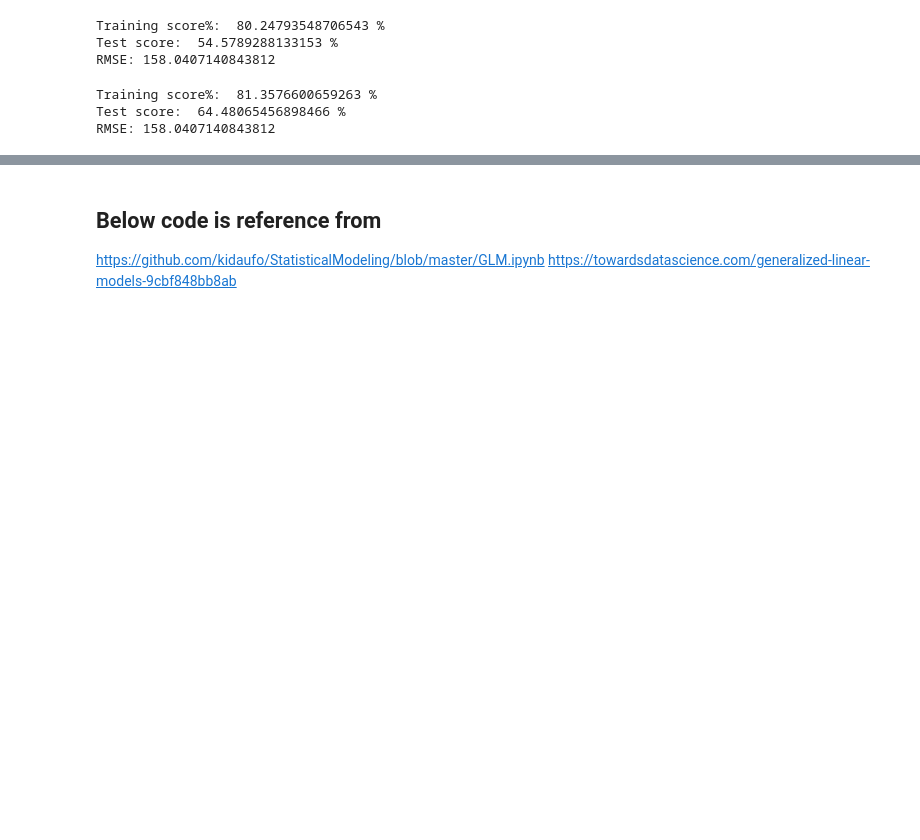
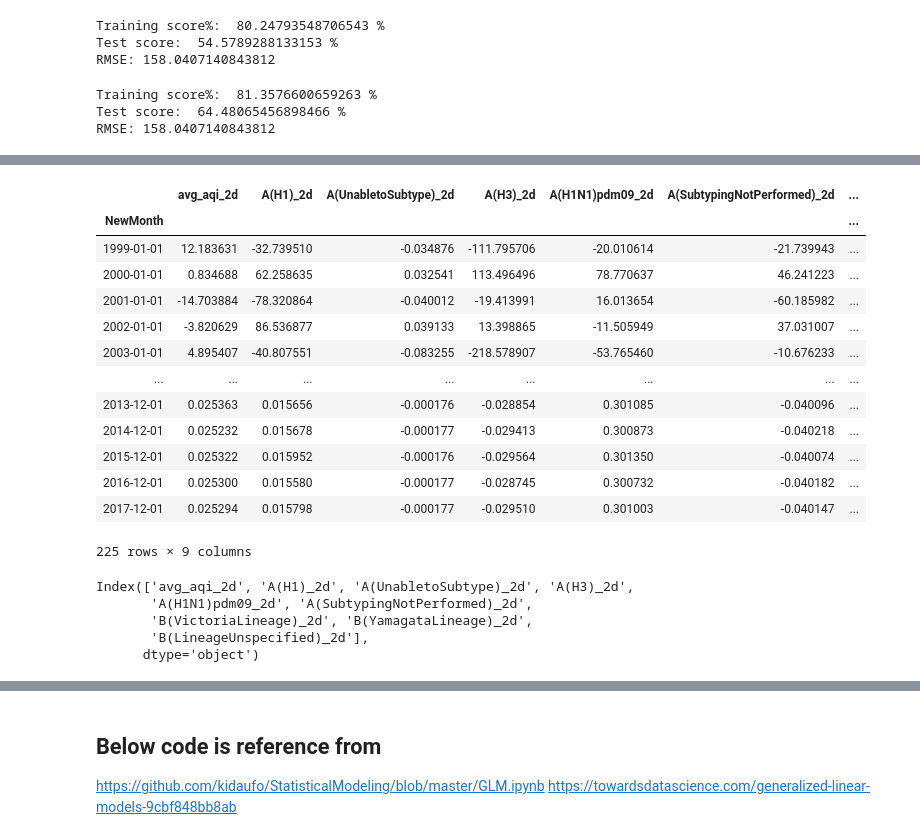
Before and after one commit to s-c-soma/cmpe255_CA_RespiratoryDiseaseVS.Airquality_Prediction-Association, a Jupyter notebook: notebooks/AQ_3-Influenza_Correlation-LinearModeling.ipynb, the cells around one changed output, grey strips where cells are left out. Cells and saved outputs as stored; diff of their text form; code cells hidden in the pictures; blank space fills up the shorter version.

```diff
--- a/notebooks/AQ_3-Influenza_Correlation-LinearModeling.ipynb
+++ b/notebooks/AQ_3-Influenza_Correlation-LinearModeling.ipynb
@@ -574,0 +794,3 @@ RMSE: 158.0407140843812
+# %%
+# Second Differencing
+df_differenced = df_differenced.diff().dropna()
@@ -574,0 +820,9 @@ RMSE: 158.0407140843812
+# %%
+model = VAR(df_differenced)
+for i in [1,2,3,4,5,6,7,8,9]:
+    result = model.fit(i)
+    print('Lag Order =', i)
+    print('AIC : ', result.aic)
+    print('BIC : ', result.bic)
+    print('FPE : ', result.fpe)
+    print('HQIC: ', result.hqic, '\n')
@@ -574,0 +847,5 @@ RMSE: 158.0407140843812
+# %%
+#train the var model of selected order
+
+model_fitted = model.fit(7)
+model_fitted.summary()
@@ -574,0 +890,10 @@ RMSE: 158.0407140843812
+# %%
+#forcast VAR using stat model
+
+# Get the lag order
+lag_order = model_fitted.k_ar
+print(lag_order)  #> 4
+
+# Input data for forecasting
+forecast_input = df_differenced.values[-lag_order:]
+forecast_input
@@ -574,0 +929,23 @@ RMSE: 158.0407140843812
+# %%
+#forcast
+
+# Forecast
+nobs=225
+fc = model_fitted.forecast(y=forecast_input, steps=nobs)
+df_forecast = pd.DataFrame(fc, index=merged_var.index[-nobs:], columns=merged_var.columns + '_2d')
+df_forecast
+# %% [output]
+|  | avg_aqi_2d | A(H1)_2d | A(UnabletoSubtype)_2d | A(H3)_2d | A(H1N1)pdm09_2d | A(SubtypingNotPerformed)_2d | ... |
+| NewMonth |  |  |  |  |  |  | ... |
+| 1999-01-01 | 12.183631 | -32.739510 | -0.034876 | -111.795706 | -20.010614 | -21.739943 | ... |
+| 2000-01-01 | 0.834688 | 62.258635 | 0.032541 | 113.496496 | 78.770637 | 46.241223 | ... |
+| 2001-01-01 | -14.703884 | -78.320864 | -0.040012 | -19.413991 | 16.013654 | -60.185982 | ... |
+| 2002-01-01 | -3.820629 | 86.536877 | 0.039133 | 13.398865 | -11.505949 | 37.031007 | ... |
+| 2003-01-01 | 4.895407 | -40.807551 | -0.083255 | -218.578907 | -53.765460 | -10.676233 | ... |
+| ... | ... | ... | ... | ... | ... | ... | ... |
+| 2013-12-01 | 0.025363 | 0.015656 | -0.000176 | -0.028854 | 0.301085 | -0.040096 | ... |
+| 2014-12-01 | 0.025232 | 0.015678 | -0.000177 | -0.029413 | 0.300873 | -0.040218 | ... |
+| 2015-12-01 | 0.025322 | 0.015952 | -0.000176 | -0.029564 | 0.301350 | -0.040074 | ... |
+| 2016-12-01 | 0.025300 | 0.015580 | -0.000177 | -0.028745 | 0.300732 | -0.040182 | ... |
+| 2017-12-01 | 0.025294 | 0.015798 | -0.000177 | -0.029510 | 0.301003 | -0.040147 | ... |
+225 rows × 9 columns
@@ -574,0 +964,8 @@ RMSE: 158.0407140843812
+# %%
+df_forecast.columns
+# %% [output]
+Index(['avg_aqi_2d', 'A(H1)_2d', 'A(UnabletoSubtype)_2d', 'A(H3)_2d',
+       'A(H1N1)pdm09_2d', 'A(SubtypingNotPerformed)_2d',
+       'B(VictoriaLineage)_2d', 'B(YamagataLineage)_2d',
+       'B(LineageUnspecified)_2d'],
+      dtype='object')
```
Also changed, not shown: parts of 38 cells of this notebook, 1 other file.
